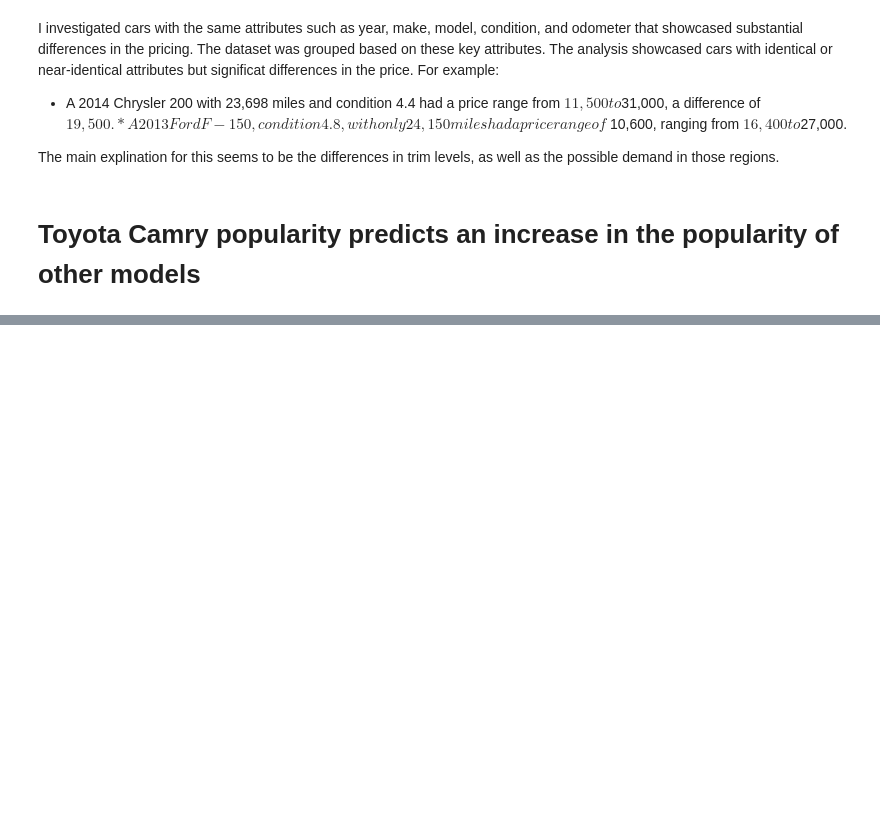
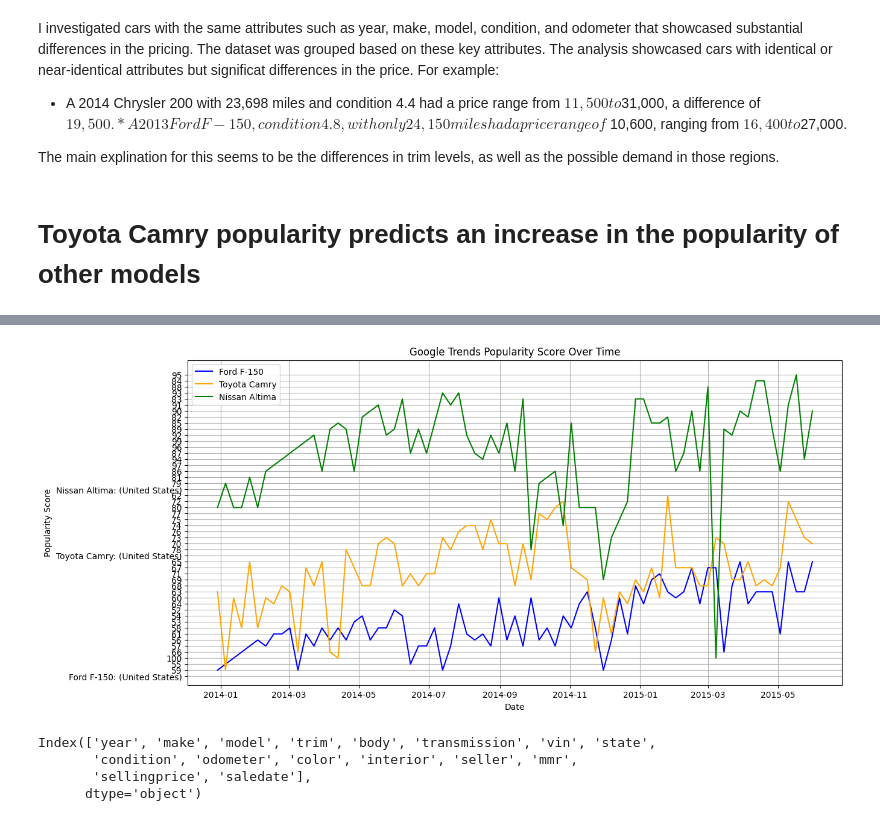
Before and after one commit to VicentePina7210/Car-Auction-Data-Analysis-Project, a Jupyter notebook: notebooks/investigations.ipynb, the cells around one changed output, grey strips where cells are left out. Drawn from its saved outputs; the diff is of its cells as text; code cells hidden in the pictures; blank space fills up the shorter version.

```diff
--- a/notebooks/investigations.ipynb
+++ b/notebooks/investigations.ipynb
@@ -134,0 +125,25 @@ onefifty_df.head(5)
+# %%
+# Reset the index for each DataFrame to make the 'Week' column accessible
+onefifty_df_reset = onefifty_df.reset_index()
+camry_df_reset = camry_df.reset_index()
+altima_df_reset = altima_df.reset_index()
+
+# The first column is the 'Week' column. Rename it to 'date' for clarity.
+onefifty_df_reset.columns = ['date', 'popularity']
+camry_df_reset.columns = ['date', 'popularity']
+altima_df_reset.columns = ['date', 'popularity']
+
+# Ensure that the 'date' column contains only the date information, and strip any leading/trailing whitespace
+onefifty_df_reset['date'] = onefifty_df_reset['date'].str.replace('Week', '').str.strip()
+camry_df_reset['date'] = camry_df_reset['date'].str.replace('Week', '').str.strip()
+altima_df_reset['date'] = altima_df_reset['date'].str.replace('Week', '').str.strip()
+
+# Convert the 'date' column to datetime format
+onefifty_df_reset['date'] = pd.to_datetime(onefifty_df_reset['date'])
+camry_df_reset['date'] = pd.to_datetime(camry_df_reset['date'])
+altima_df_reset['date'] = pd.to_datetime(altima_df_reset['date'])
+
+# Print the updated DataFrames to verify the changes
+print("Ford F-150 DataFrame:\n", onefifty_df_reset.head())
+print("Toyota Camry DataFrame:\n", camry_df_reset.head())
+print("Nissan Altima DataFrame:\n", altima_df_reset.head())
@@ -134,0 +168,27 @@ onefifty_df.head(5)
+# %%
+#Data looks okay, we can move forward with plotting
+plt.figure(figsize=(14, 7))
+
+plt.plot(onefifty_df_reset['date'], onefifty_df_reset['popularity'], label='Ford F-150', color='blue')
+plt.plot(camry_df_reset['date'], camry_df_reset['popularity'], label='Toyota Camry', color='orange')
+plt.plot(altima_df_reset['date'], altima_df_reset['popularity'], label='Nissan Altima', color='green')
+
+plt.title('Google Trends Popularity Score Over Time')
+plt.xlabel('Date')
+plt.ylabel('Popularity Score')
+plt.legend()
+plt.grid()
+
+plt.show()
+# %% [output]
+[figure, added]
+# %%
+cleaned_data_path = os.path.abspath(os.path.join('..', 'data', 'cleaned', 'car_prices_cleaned.csv'))
+car_df = pd.read_csv(cleaned_data_path)
+car_df.head(5)
+car_df.columns
+# %% [output]
+Index(['year', 'make', 'model', 'trim', 'body', 'transmission', 'vin', 'state',
+       'condition', 'odometer', 'color', 'interior', 'seller', 'mmr',
+       'sellingprice', 'saledate'],
+      dtype='object')
```
Also changed, not shown: parts of 5 cells of this notebook.
